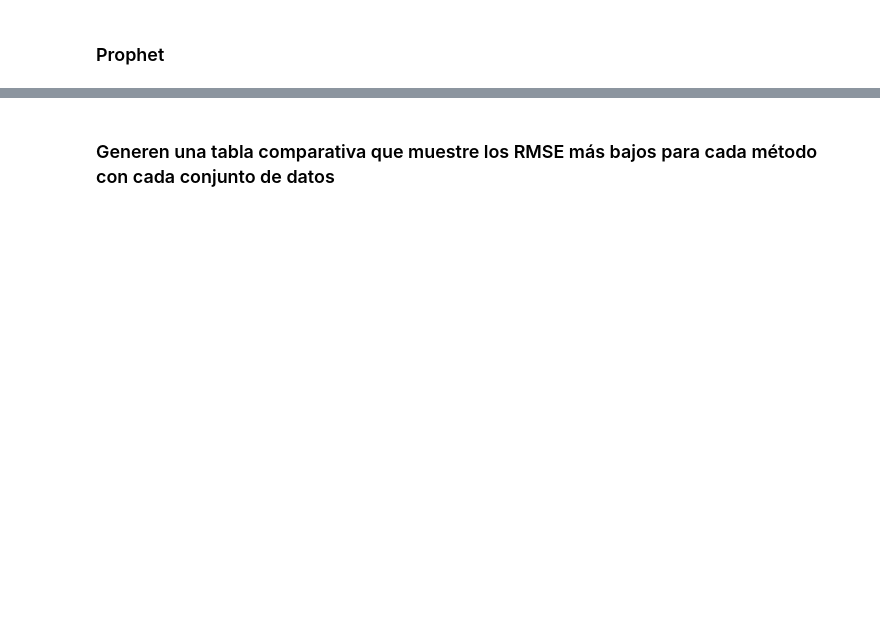
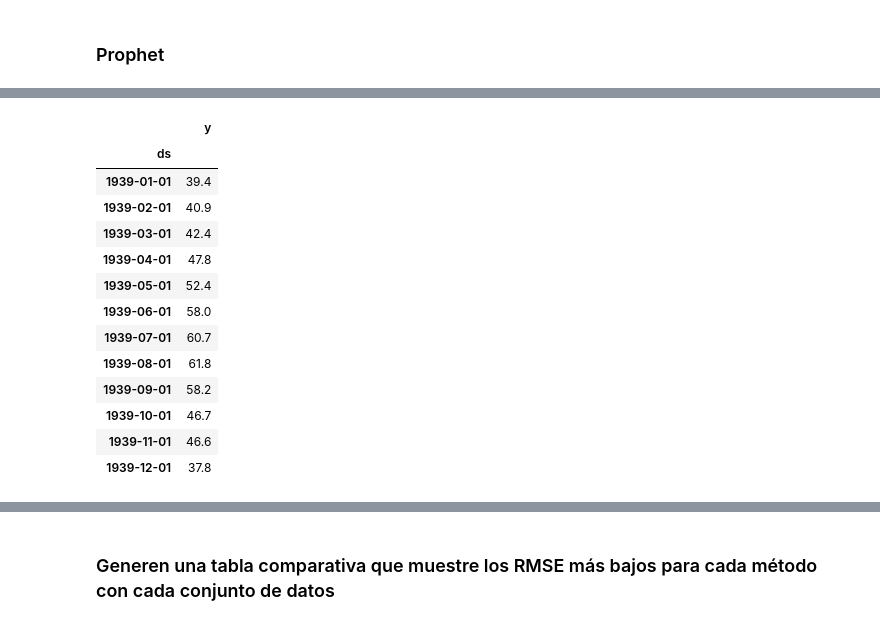
Before and after one commit to ricardoVA999/Lab7-DS, a Jupyter notebook: lab7.ipynb, the cells around one changed output, grey strips where cells are left out. Drawn from its saved outputs; the diff is of its cells as text; code cells hidden in the pictures; blank space fills up the shorter version.

```diff
--- a/lab7.ipynb
+++ b/lab7.ipynb
@@ -1017,7 +1491,21 @@ mmt.head()
 # %%
-to_compare = mmt[-24:]
-to_compare = to_compare[:-12]
+to_compare = mmt[-12:]
 to_compare
+# %% [output]
+|  | y |
+| ds |  |
+| 1939-01-01 | 39.4 |
+| 1939-02-01 | 40.9 |
+| 1939-03-01 | 42.4 |
+| 1939-04-01 | 47.8 |
+| 1939-05-01 | 52.4 |
+| 1939-06-01 | 58.0 |
+| 1939-07-01 | 60.7 |
+| 1939-08-01 | 61.8 |
+| 1939-09-01 | 58.2 |
+| 1939-10-01 | 46.7 |
+| 1939-11-01 | 46.6 |
+| 1939-12-01 | 37.8 |
 # %%
 testScore = sqrt(mean_squared_error(to_compare, forecast["yhat"]))
 print("MSE: ", mean_squared_error(to_compare, forecast["yhat"]))
```
Also changed, not shown: parts of 98 cells of this notebook, 2 other files.
